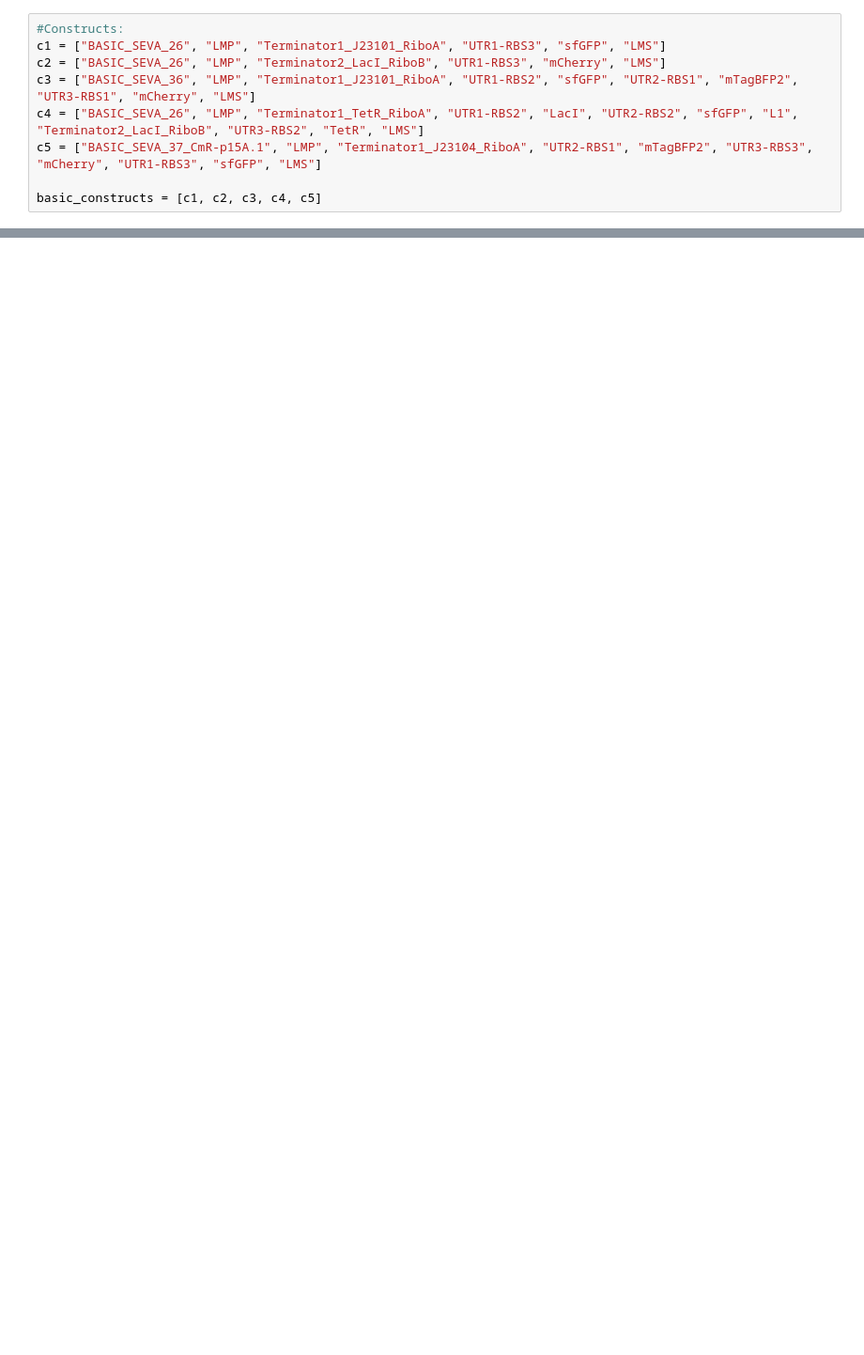
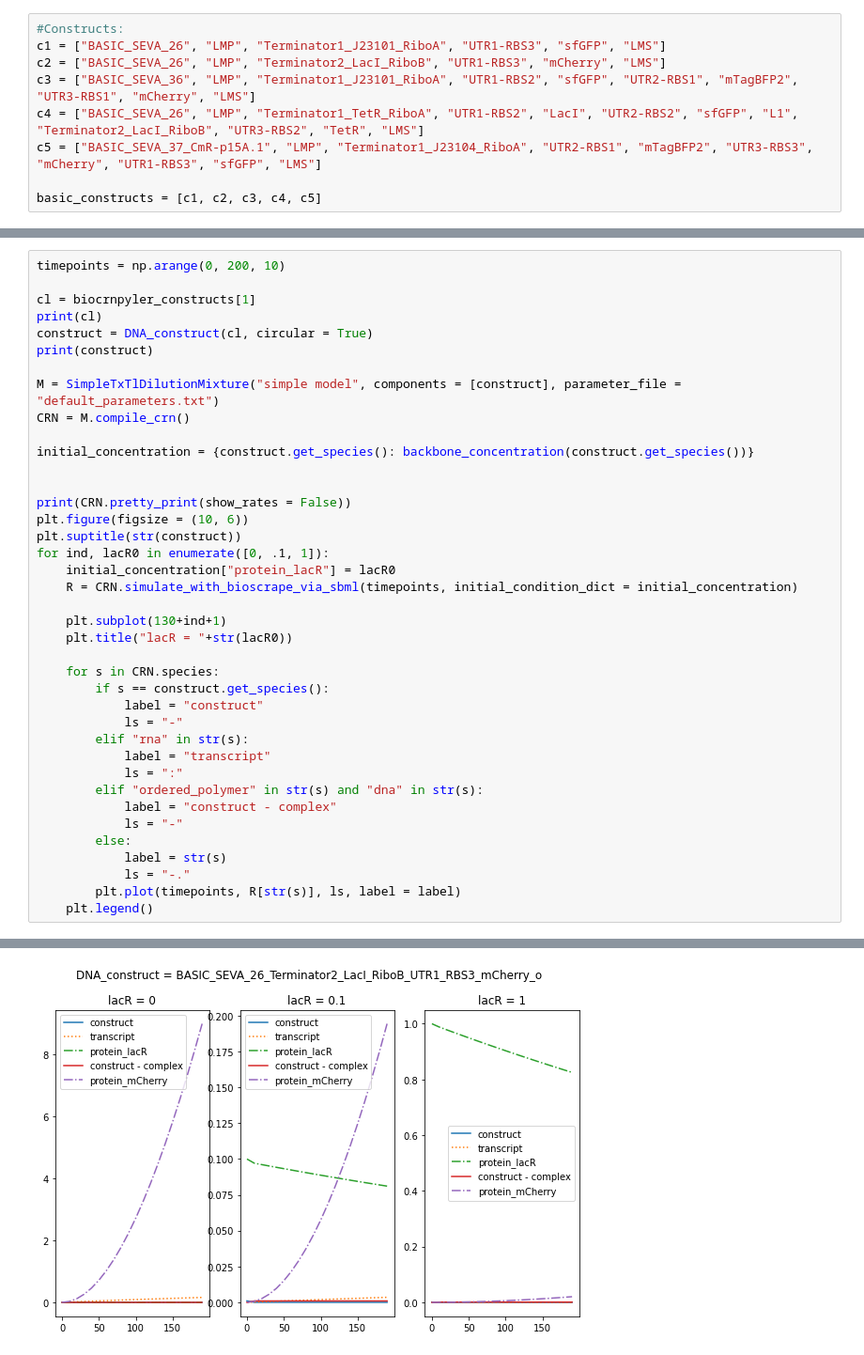
Before and after one commit to LondonBiofoundry/basicsynbio-BioCRNpyler, a Jupyter notebook: Prototype Notebook.ipynb, the cells around one changed output, grey strips where cells are left out. Shown at 94% size. Drawn from its saved outputs; the diff is of its cells as text; blank space fills up the shorter version.

```diff
--- a/Prototype Notebook.ipynb
+++ b/Prototype Notebook.ipynb
@@ -89,0 +131,40 @@ LMS Linker
+# %%
+timepoints = np.arange(0, 200, 10)
+
+cl = biocrnpyler_constructs[1]
+print(cl)
+construct = DNA_construct(cl, circular = True)
+print(construct)
+
+M = SimpleTxTlDilutionMixture("simple model", components = [construct], parameter_file = "default_parameters.txt")
+CRN = M.compile_crn()
+
+initial_concentration = {construct.get_species(): backbone_concentration(construct.get_species())}
+
+
+print(CRN.pretty_print(show_rates = False))
+plt.figure(figsize = (10, 6))
+plt.suptitle(str(construct))
+for ind, lacR0 in enumerate([0, .1, 1]):
+    initial_concentration["protein_lacR"] = lacR0
+    R = CRN.simulate_with_bioscrape_via_sbml(timepoints, initial_condition_dict = initial_concentration)
+
+    plt.subplot(130+ind+1)
+    plt.title("lacR = "+str(lacR0))
+
+    for s in CRN.species:
+        if s == construct.get_species():
+            label = "construct"
+            ls = "-"
+        elif "rna" in str(s):
+            label = "transcript"
+            ls = ":"
+        elif "ordered_polymer" in str(s) and "dna" in str(s):
+            label = "construct - complex"
+            ls = "-"
+        else:
+            label = str(s)
+            ls = "-."
+        plt.plot(timepoints, R[str(s)], ls, label = label)
+    plt.legend()
+# %% [output]
@@ -89,0 +187 @@ LMS Linker
+[figure, added]
```
Also changed, not shown: parts of 7 cells of this notebook, 3 other files.
